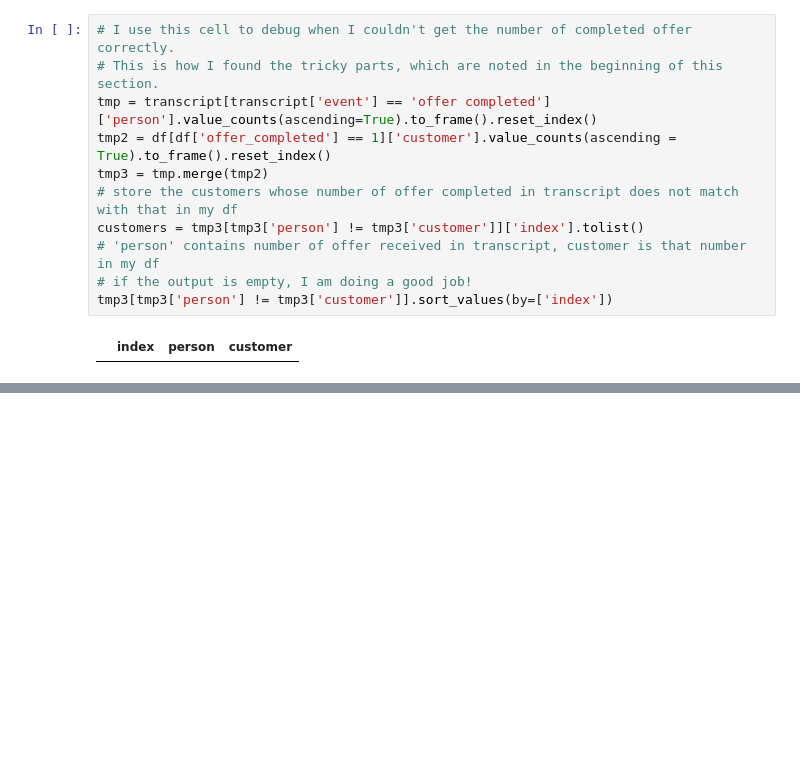
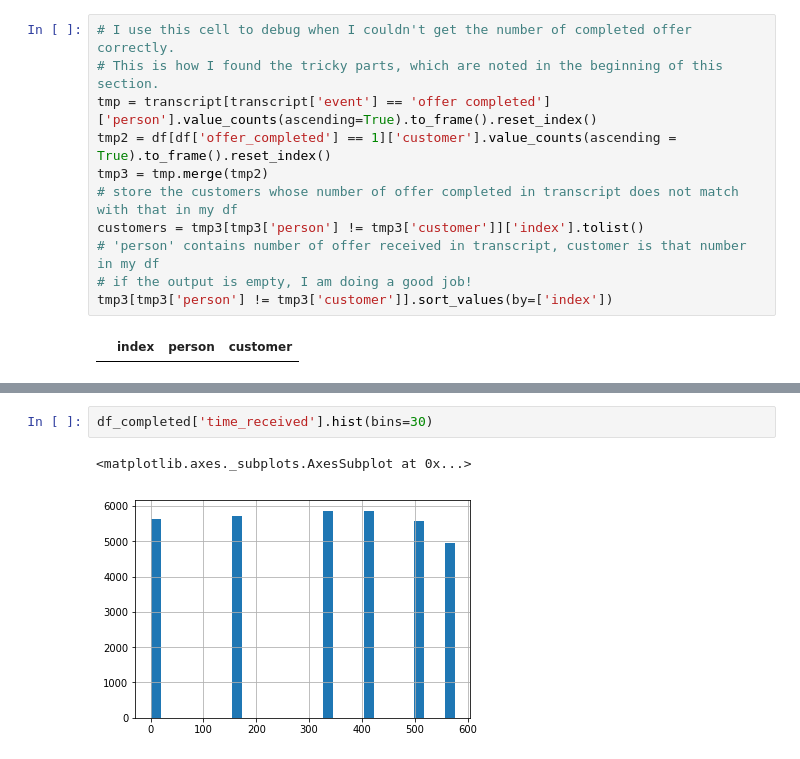
Before and after one commit to yanjiabai/Starbucks-Offer-Evaluation, a Jupyter notebook: Starbucks_Capstone_notebook.ipynb, the cells around one changed output, grey strips where cells are left out. Saved outputs shown, nothing was run; the diff lists cells and outputs as text; blank space fills up the shorter version.

```diff
--- a/Starbucks_Capstone_notebook.ipynb
+++ b/Starbucks_Capstone_notebook.ipynb
@@ -230,0 +333,5 @@ Now I have a nice dataframe storing all the offers received by customers, whethe
+# %%
+df_completed['time_received'].hist(bins=30)
+# %% [output]
+<matplotlib.axes._subplots.AxesSubplot at 0x...>
+[figure, added]
```
Also changed, not shown: parts of 23 cells of this notebook.
